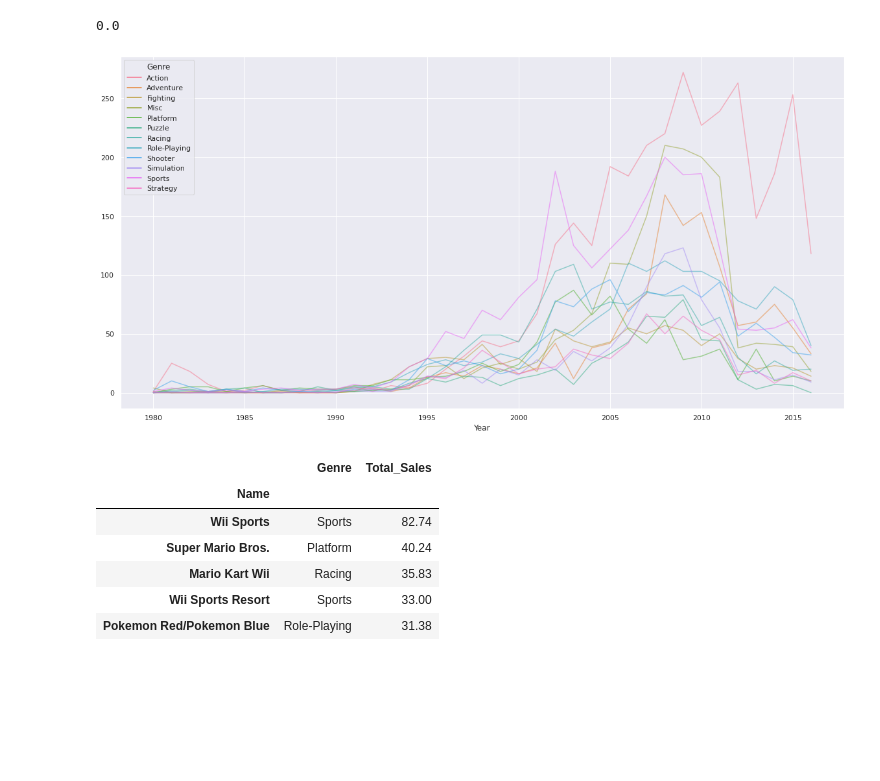
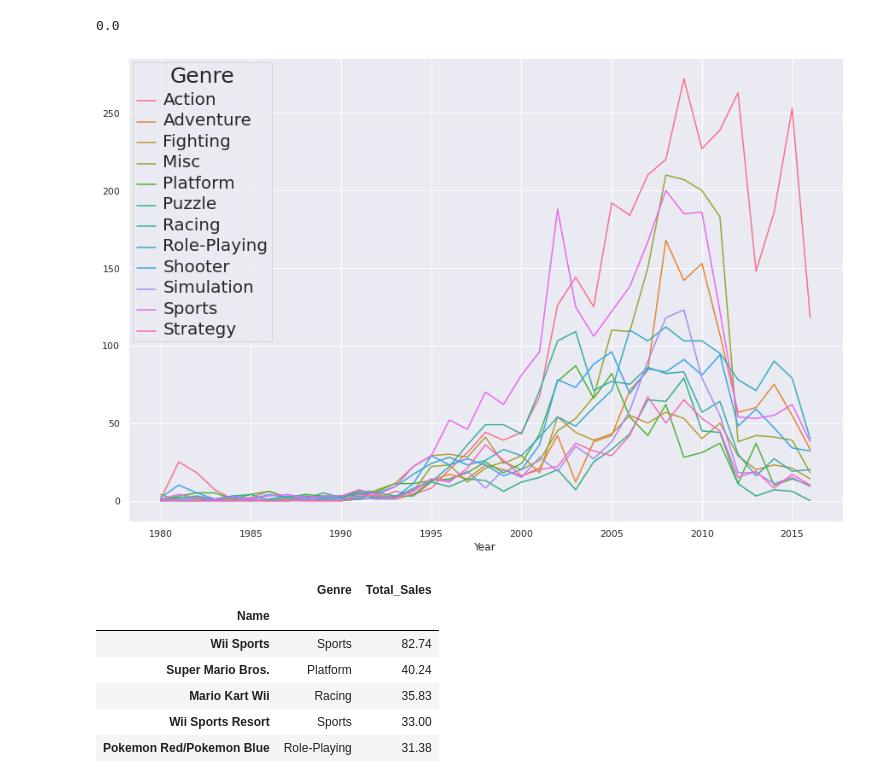
Before and after one commit to hsaurs/Projects, a Jupyter notebook: AI_06_유형석_Project1.ipynb, the cells around one changed output. Cells and saved outputs as stored; diff of their text form; code cells hidden in the pictures; blank space fills up the shorter version.

```diff
--- a/AI_06_유형석_Project1.ipynb
+++ b/AI_06_유형석_Project1.ipynb
@@ -198,10 +225,15 @@ p
 # %%
 ##연도에 따른 장르 별 게임 발매 현황 그래프
 # %%
-sns.set(rc={'figure.figsize':(20,10)})
-sns.lineplot(data=dfy.T,dashes = False, alpha=.5);
+sns.set(rc={'figure.figsize':(15,10)})
+sns.set_palette("Accent_r")
+ax = sns.lineplot(data=dfy.T,dashes = False, alpha=1);
+plt.setp(ax.get_legend().get_texts(),fontsize='20')
+plt.setp(ax.get_legend().get_title(),fontsize='25')
+sns.set_palette("Accent_r")
+plt.show()
 # %% [output]
-[figure, old version]
+[figure, new version]
 # %%
 dft = df[['Name','Genre','Total_Sales']]
 df10 = dft.nlargest(10,['Total_Sales'])
```
Also changed, not shown: parts of 17 cells of this notebook.
